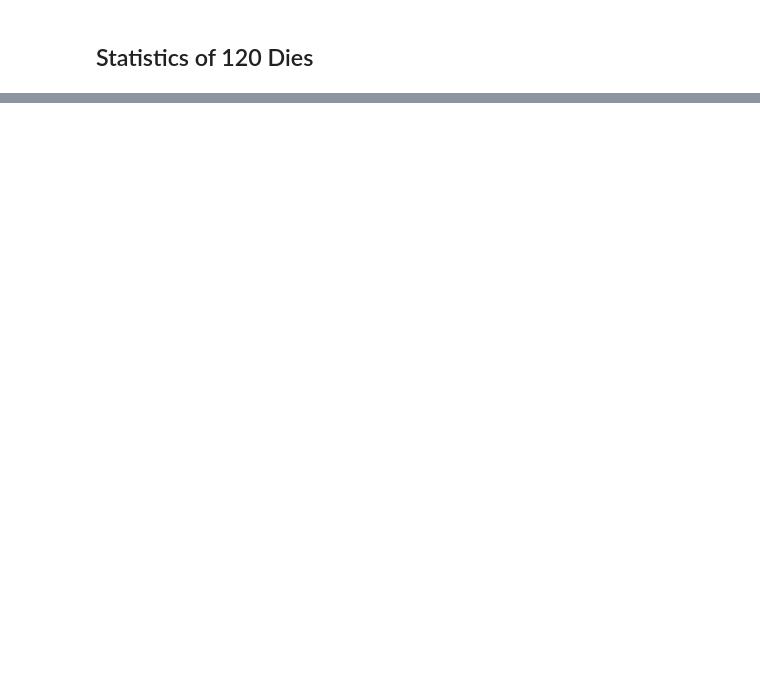
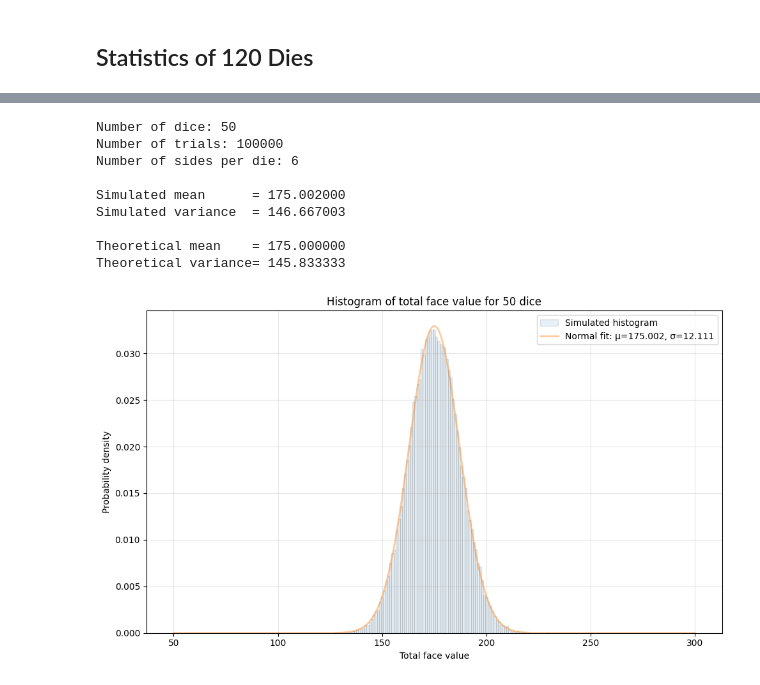
Before and after one commit to ydGit/qpac, a Jupyter notebook: code/jupyter/probabilityManyDice.ipynb, the cells around one changed output, grey strips where cells are left out. Cells and saved outputs as stored; diff of their text form; code cells hidden in the pictures; blank space fills up the shorter version.

```diff
--- a/code/jupyter/probabilityManyDice.ipynb
+++ b/code/jupyter/probabilityManyDice.ipynb
@@ -94,0 +95,13 @@ Theoretical variance= 350.000000
+# %%
+main(n_dice=50)
+# %% [output]
+Number of dice: 50
+Number of trials: 100000
+Number of sides per die: 6
+
+Simulated mean      = 175.002000
+Simulated variance  = 146.667003
+
+Theoretical mean    = 175.000000
+Theoretical variance= 145.833333
+[figure, added]
```
Also changed, not shown: parts of 3 cells of this notebook, 11 other files.
